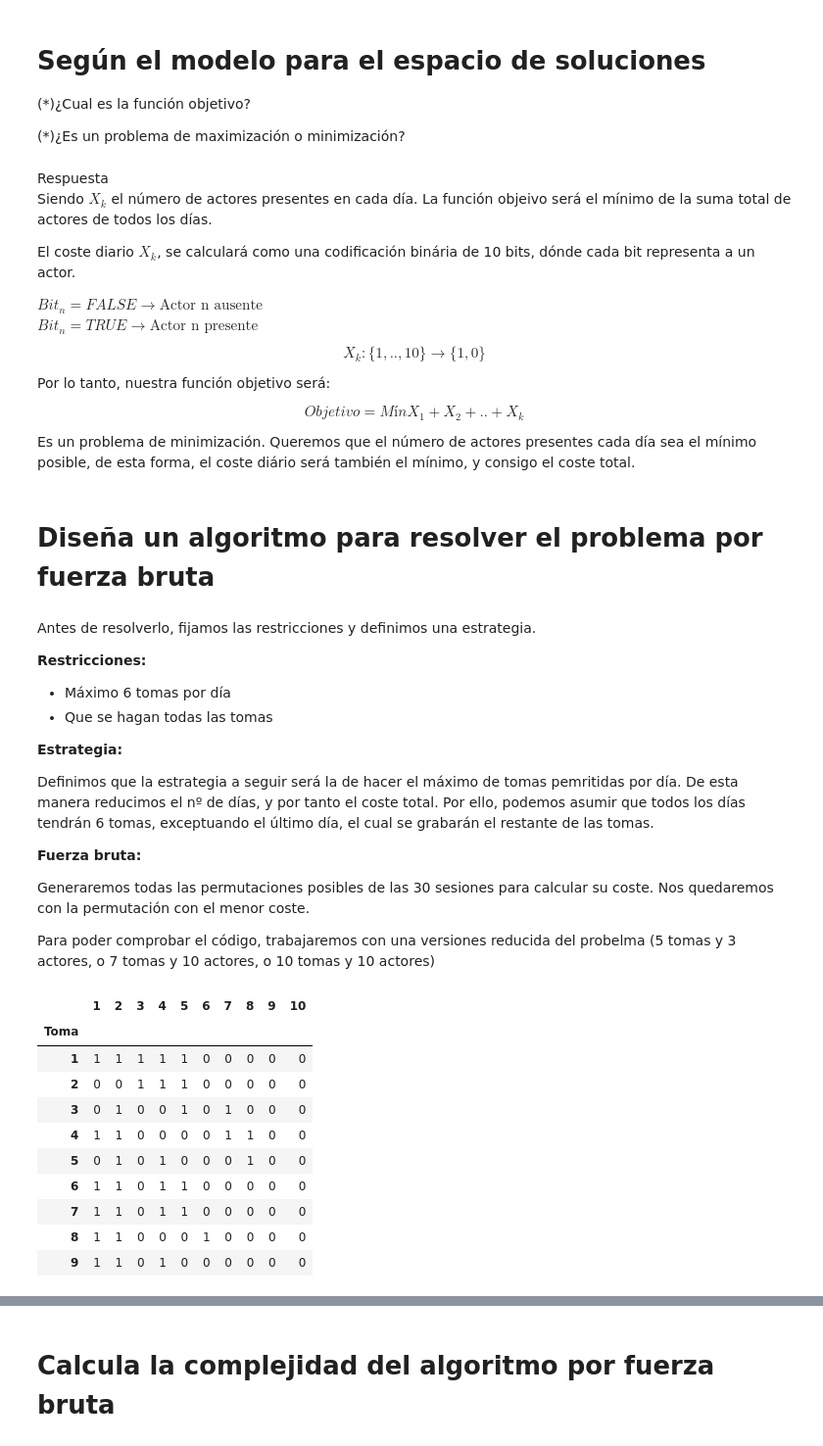
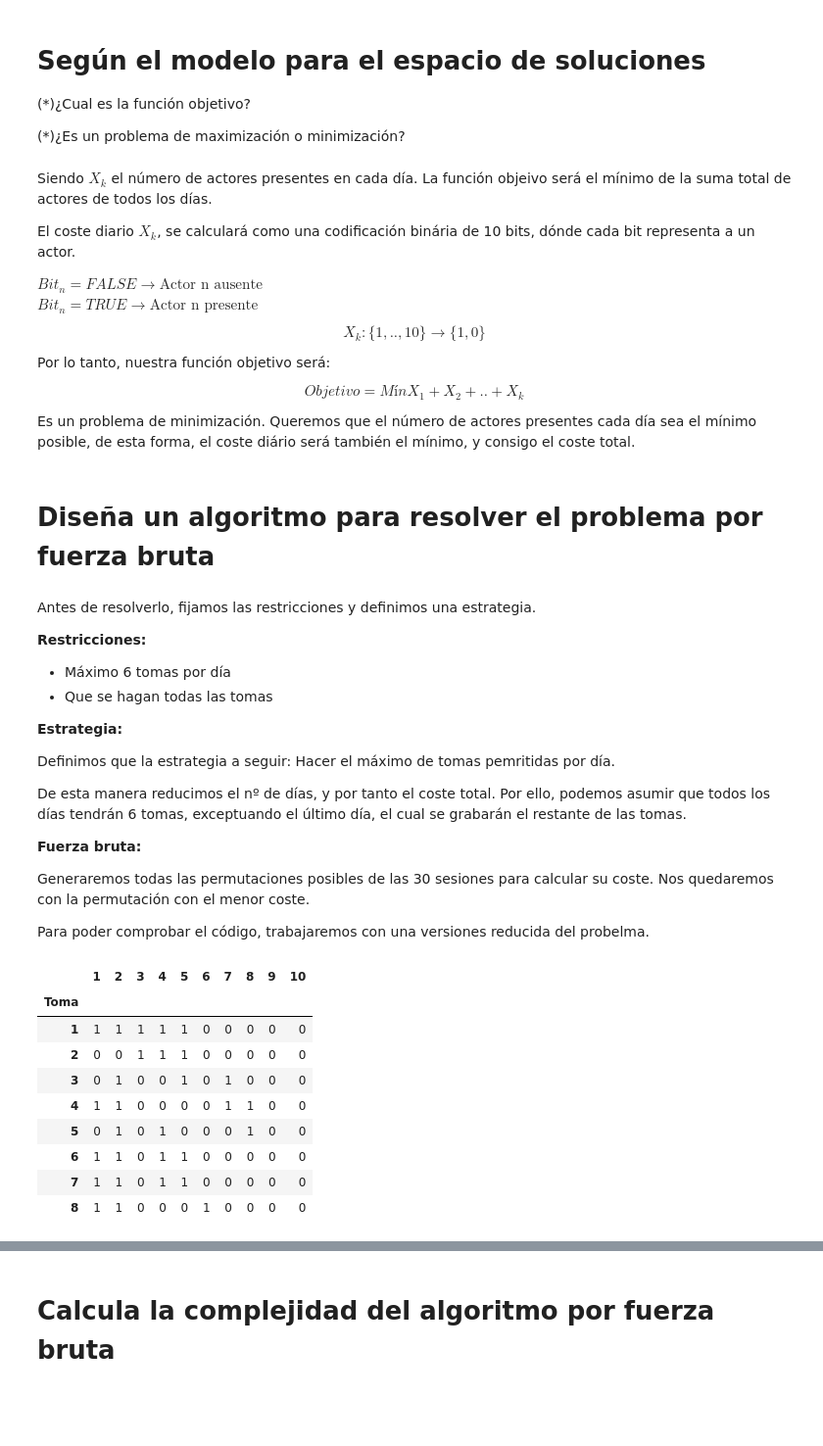
Before and after one commit to osoria80/03MIAR-Algoritmos-de-optimizacion, a Jupyter notebook: Proyecto/Proyecto.ipynb, the cells around one changed output, grey strips where cells are left out. Shown at 98% size. Saved outputs shown, nothing was run; the diff lists cells and outputs as text; code cells hidden in the pictures; blank space fills up the shorter version.

```diff
--- a/Proyecto/Proyecto.ipynb
+++ b/Proyecto/Proyecto.ipynb
@@ -74,7 +70,6 @@ Dónde: $0 \leqslant k \leqslant 30$
 
 (*)¿Es un problema de maximización o minimización?
 # %% [markdown]
-Respuesta<br>
 Siendo $X_k$ el número de actores presentes en cada día. La función objeivo será el mínimo de la suma total de actores de todos los días.
 
 El coste diario $X_k$, se calculará como una codificación binária de 10 bits, dónde cada bit representa a un actor.
@@ -120,34 +115,35 @@ Antes de resolverlo, fijamos las restricciones y definimos una estrategia.
 
 **Estrategia:**
 
-Definimos que la estrategia a seguir será la de hacer el máximo de tomas pemritidas por día. De esta manera reducimos el nº de días, y por tanto el coste total. Por ello, podemos asumir que todos los días tendrán 6 tomas, exceptuando el último día, el cual se grabarán el restante de las tomas.
+Definimos que la estrategia a seguir: Hacer el máximo de tomas pemritidas por día.
+
+De esta manera reducimos el nº de días, y por tanto el coste total. Por ello, podemos asumir que todos los días tendrán 6 tomas, exceptuando el último día, el cual se grabarán el restante de las tomas.
 
 **Fuerza bruta:**
 
 Generaremos todas las permutaciones posibles de las 30 sesiones para calcular su coste. Nos quedaremos con la permutación con el menor coste.
 
-Para poder comprobar el código, trabajaremos con una versiones reducida del probelma (5 tomas y 3 actores, o 7 tomas y 10 actores, o 10 tomas y 10 actores)
+Para poder comprobar el código, trabajaremos con una versiones reducida del probelma.
 # %%
 #Realizamos la carga de datos
 import pandas as pd
 df_ini = pd.read_csv('Datos problema doblaje(30 tomas, 10 actores).csv', index_col=0, header=1).iloc[:30,:10]
 df_ini = df_ini.astype(int)
 
 #Utilizamos un dataset más pequeño para hacer comprobaciones
-df=df_ini.iloc[:9,:10]
+df=df_ini.iloc[:8,:10]
 display(df)
 # %% [output]
 |  | 1 | 2 | 3 | 4 | 5 | 6 | 7 | 8 | 9 | 10 |
 | Toma |  |  |  |  |  |  |  |  |  |  |
 | 1 | 1 | 1 | 1 | 1 | 1 | 0 | 0 | 0 | 0 | 0 |
 | 2 | 0 | 0 | 1 | 1 | 1 | 0 | 0 | 0 | 0 | 0 |
 | 3 | 0 | 1 | 0 | 0 | 1 | 0 | 1 | 0 | 0 | 0 |
 | 4 | 1 | 1 | 0 | 0 | 0 | 0 | 1 | 1 | 0 | 0 |
 | 5 | 0 | 1 | 0 | 1 | 0 | 0 | 0 | 1 | 0 | 0 |
 | 6 | 1 | 1 | 0 | 1 | 1 | 0 | 0 | 0 | 0 | 0 |
 | 7 | 1 | 1 | 0 | 1 | 1 | 0 | 0 | 0 | 0 | 0 |
 | 8 | 1 | 1 | 0 | 0 | 0 | 1 | 0 | 0 | 0 | 0 |
-| 9 | 1 | 1 | 0 | 1 | 0 | 0 | 0 | 0 | 0 | 0 |
 # %%
 #Generamos la primera solución -> Sesiones ordenadas
 solucion_ini = [i for i in range(1, len(df)+1)]
```
Also changed, not shown: parts of 26 cells of this notebook.
